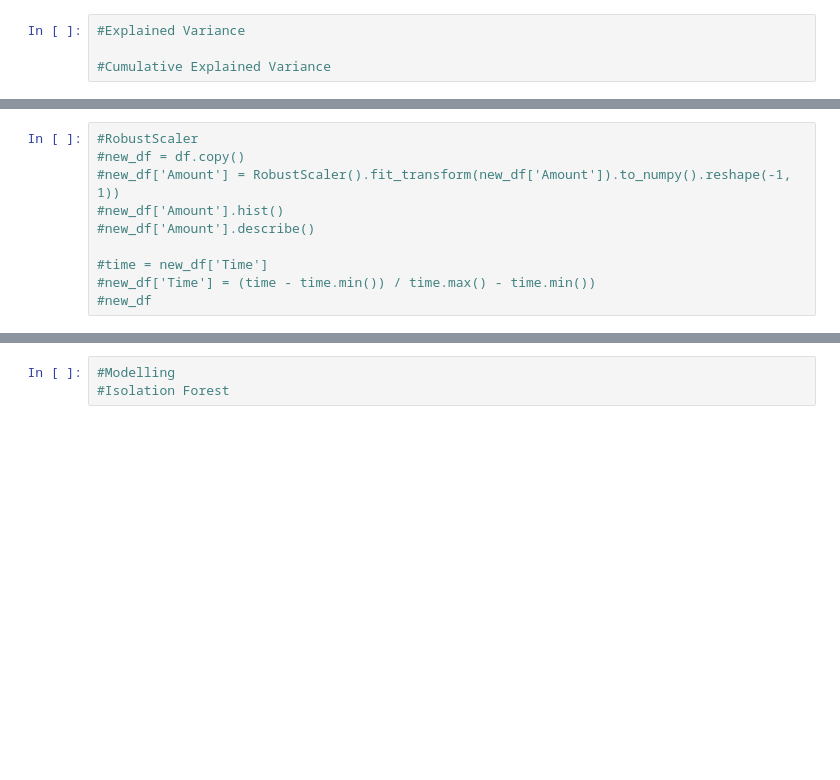
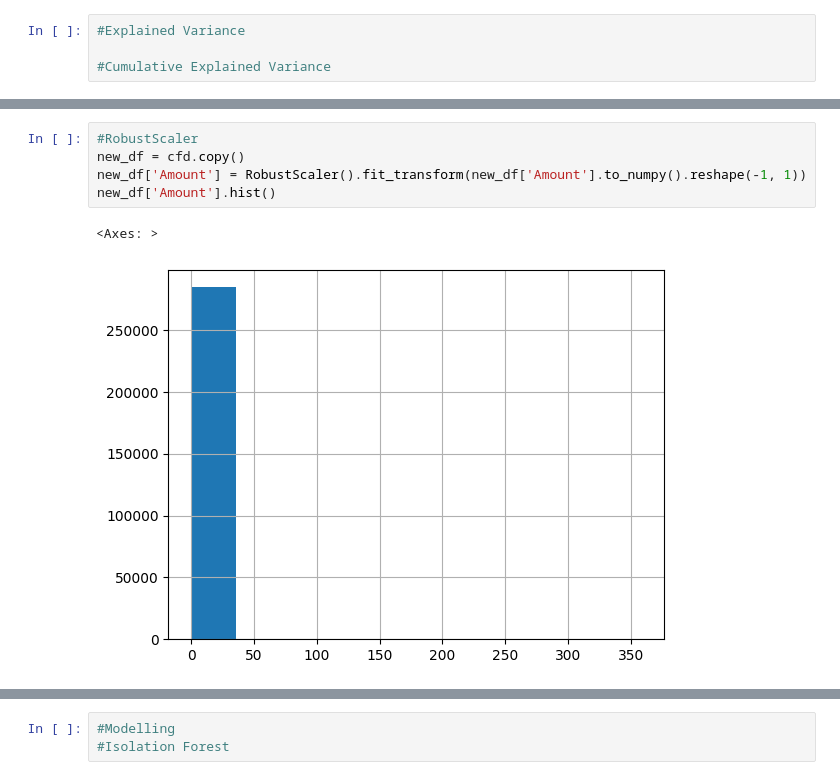
Before and after one commit to moridin04/CCADMACL-Research, a Jupyter notebook: Fraud_Detection_Program.ipynb, the cells around one changed output, grey strips where cells are left out. Drawn from its saved outputs; the diff is of its cells as text; blank space fills up the shorter version.

```diff
--- a/Fraud_Detection_Program.ipynb
+++ b/Fraud_Detection_Program.ipynb
@@ -50,10 +171,8 @@
 # %%
 #RobustScaler
-#new_df = df.copy()
-#new_df['Amount'] = RobustScaler().fit_transform(new_df['Amount']).to_numpy().reshape(-1, 1))
-#new_df['Amount'].hist()
-#new_df['Amount'].describe()
-
-#time = new_df['Time']
-#new_df['Time'] = (time - time.min()) / time.max() - time.min())
-#new_df
+new_df = cfd.copy()
+new_df['Amount'] = RobustScaler().fit_transform(new_df['Amount'].to_numpy().reshape(-1, 1))
+new_df['Amount'].hist()
+# %% [output]
+<Axes: >
+[figure, added]
```
Also changed, not shown: parts of 30 cells of this notebook.
